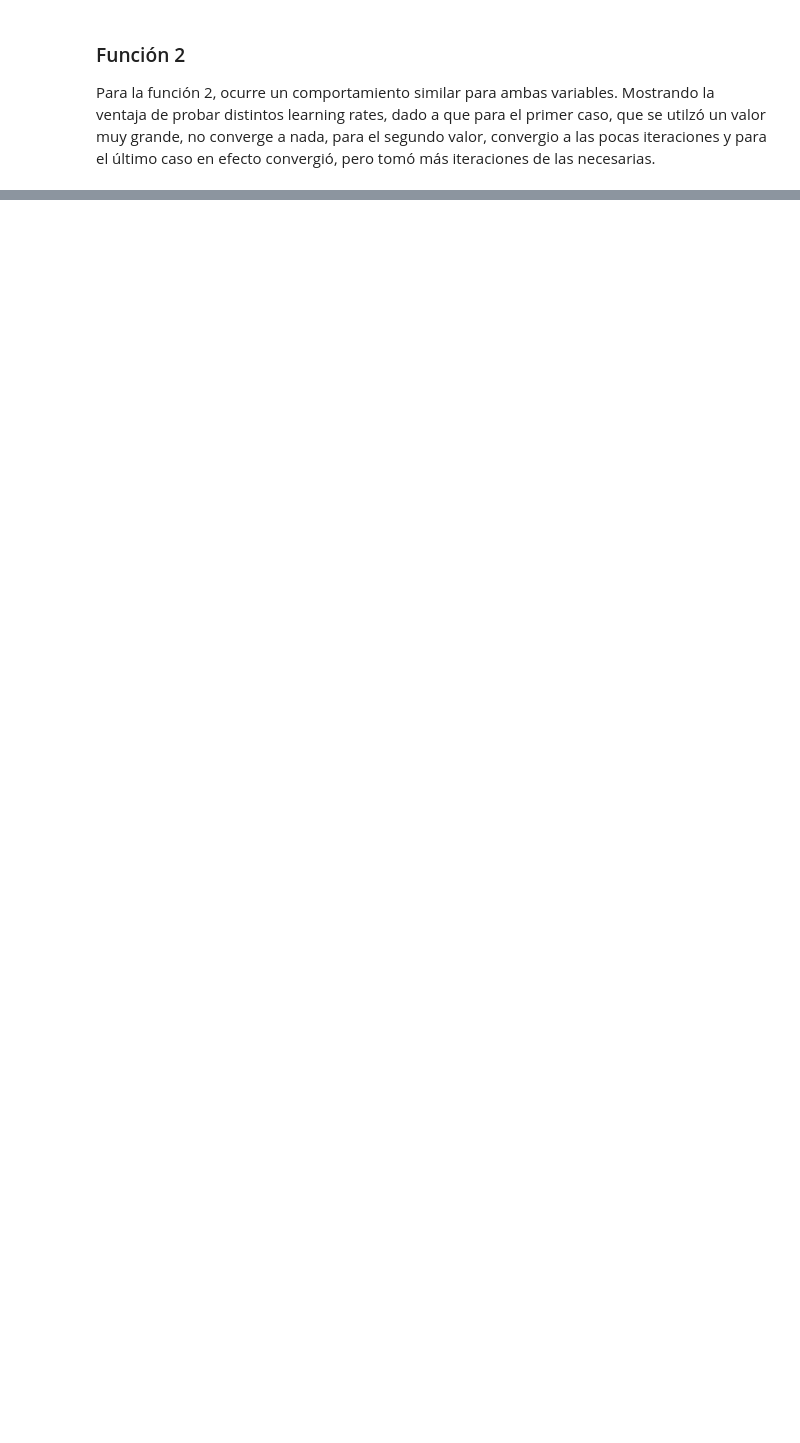
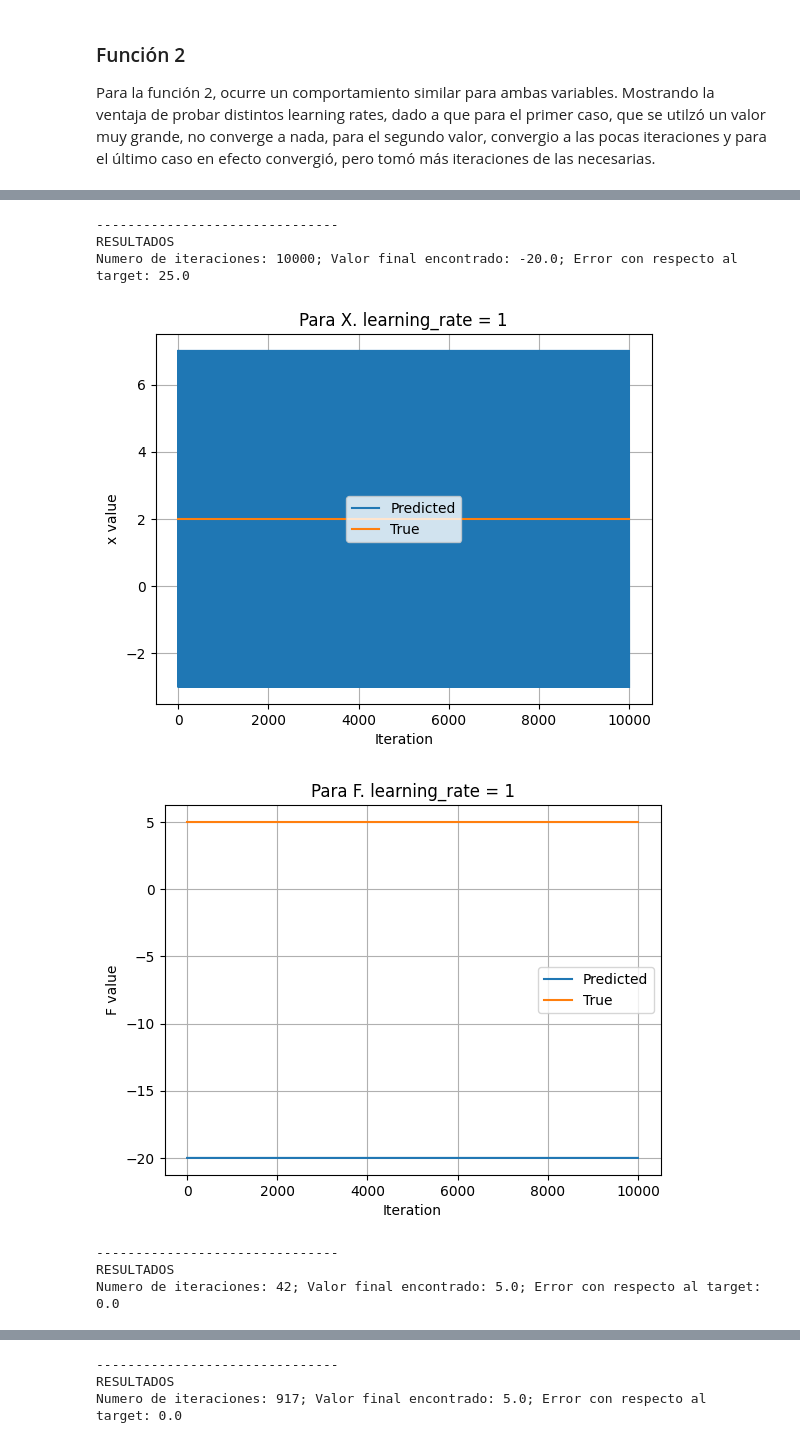
Before and after one commit to jmc0593-pdds/ml-lab1, a Jupyter notebook: Lab1.ipynb, the cells around one changed output, grey strips where cells are left out. Cells and saved outputs as stored; diff of their text form; code cells hidden in the pictures; blank space fills up the shorter version.

```diff
--- a/Lab1.ipynb
+++ b/Lab1.ipynb
@@ -486,7 +541,7 @@ def optimize_gradient(learning_rate, iteration_limit, plot_title):
         history_f = []
         x = tf.Variable(float(x_0))
         y = tf.Variable(float(y_0))
-        step_count = 1
+        step_count = 0
         for step in range(iteration_limit):
             with tf.GradientTape() as tape:
                 f = x**2 + 2*y**2 - 2*x*y + 2*x - 4*y + 8
@@ -502,7 +557,10 @@ def optimize_gradient(learning_rate, iteration_limit, plot_title):
                 break
 
             step_count += 1
-        # For x
+        print("-------------------------------")
+        print("RESULTADOS")
+        print(f"Numero de iteraciones: {step_count}; Valor final encontrado: {f.numpy()}; Error con respecto al target: {f_f - f.numpy()}")
+        # For f
         plt.title(f"Para F: {plot_title}. x = {x.numpy():.3f}, y = {y.numpy():.3f}")
         plt.plot(history_f)
         plt.plot([0, step_count], [f_f, f_f])
@@ -532,0 +602,70 @@ optimize_gradient(0.005, general_iteration_limit, "learning_rate = 0.005")
+# %%
+# Parameters
+x_0 = -3
+f_f = 5
+x_f = 2
+min_dif = 0.001
+general_iteration_limit = 10_000
+
+def optimize_gradient(learning_rate, iteration_limit, plot_title):
+    with tf.device("/CPU:0"):
+        history_x = []
+        history_f = []
+        x = tf.Variable(float(x_0))
+        step_count = 0
+        for step in range(iteration_limit):
+            with tf.GradientTape() as tape:
+                f = -tf.pow(x, 2) + 4*x + 1
+
+            grad = tape.gradient(f, x)
+            new_x = x + learning_rate * grad
+            x.assign(new_x)
+            history_x.append(x.numpy())
+            history_f.append(f.numpy())
+
+            if tf.abs(grad) < min_dif:
+                break
+            step_count += 1
+
+        print("-------------------------------")
+        print("RESULTADOS")
+        print(f"Numero de iteraciones: {step_count}; Valor final encontrado: {f.numpy()}; Error con respecto al target: {f_f - f.numpy()}")
+        # Para X
+        plt.title(f"Para X. {plot_title}")
+        plt.plot(history_x)
+        plt.plot([0, step_count], [x_f, x_f])
+        plt.legend(('Predicted', 'True'))
+        plt.xlabel('Iteration')
+        plt.ylabel('x value')
+        plt.grid(True)
+        plt.show()
+        # Para F
+        plt.title(f"Para F. {plot_title}")
+        plt.plot(history_f)
+        plt.plot([0, step_count], [f_f, f_f])
+        plt.legend(('Predicted', 'True'))
+        plt.xlabel('Iteration')
+        plt.ylabel('F value')
+        plt.grid(True)
+        plt.show()
+
+# 1
+# learning_rate = 1
+optimize_gradient(1, general_iteration_limit, "learning_rate = 1")
+
+# 2
+# learning_rate = 0.1
+optimize_gradient(0.1, general_iteration_limit, "learning_rate = 0.1")
+
+# 3
+# learning_rate = 0.005
+optimize_gradient(0.005, general_iteration_limit, "learning_rate = 0.005")
+# %% [output]
+-------------------------------
+RESULTADOS
+Numero de iteraciones: 10000; Valor final encontrado: -20.0; Error con respecto al target: 25.0
+[figure, added]
+[figure, added]
+-------------------------------
+RESULTADOS
+Numero de iteraciones: 42; Valor final encontrado: 5.0; Error con respecto al target: 0.0
@@ -532,0 +674,3 @@ optimize_gradient(0.005, general_iteration_limit, "learning_rate = 0.005")
+-------------------------------
+RESULTADOS
+Numero de iteraciones: 917; Valor final encontrado: 5.0; Error con respecto al target: 0.0
```
Also changed, not shown: parts of 14 cells of this notebook.
